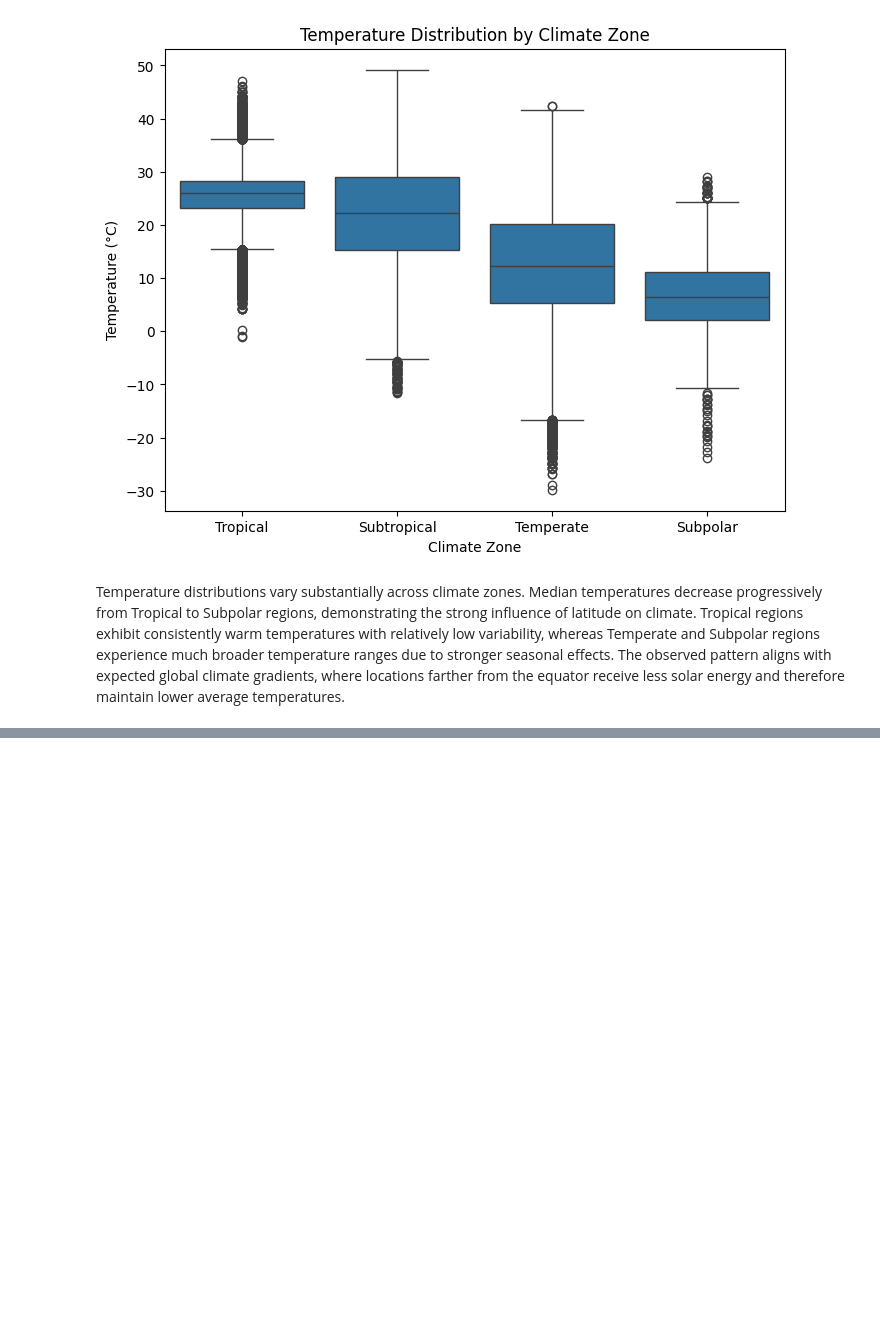
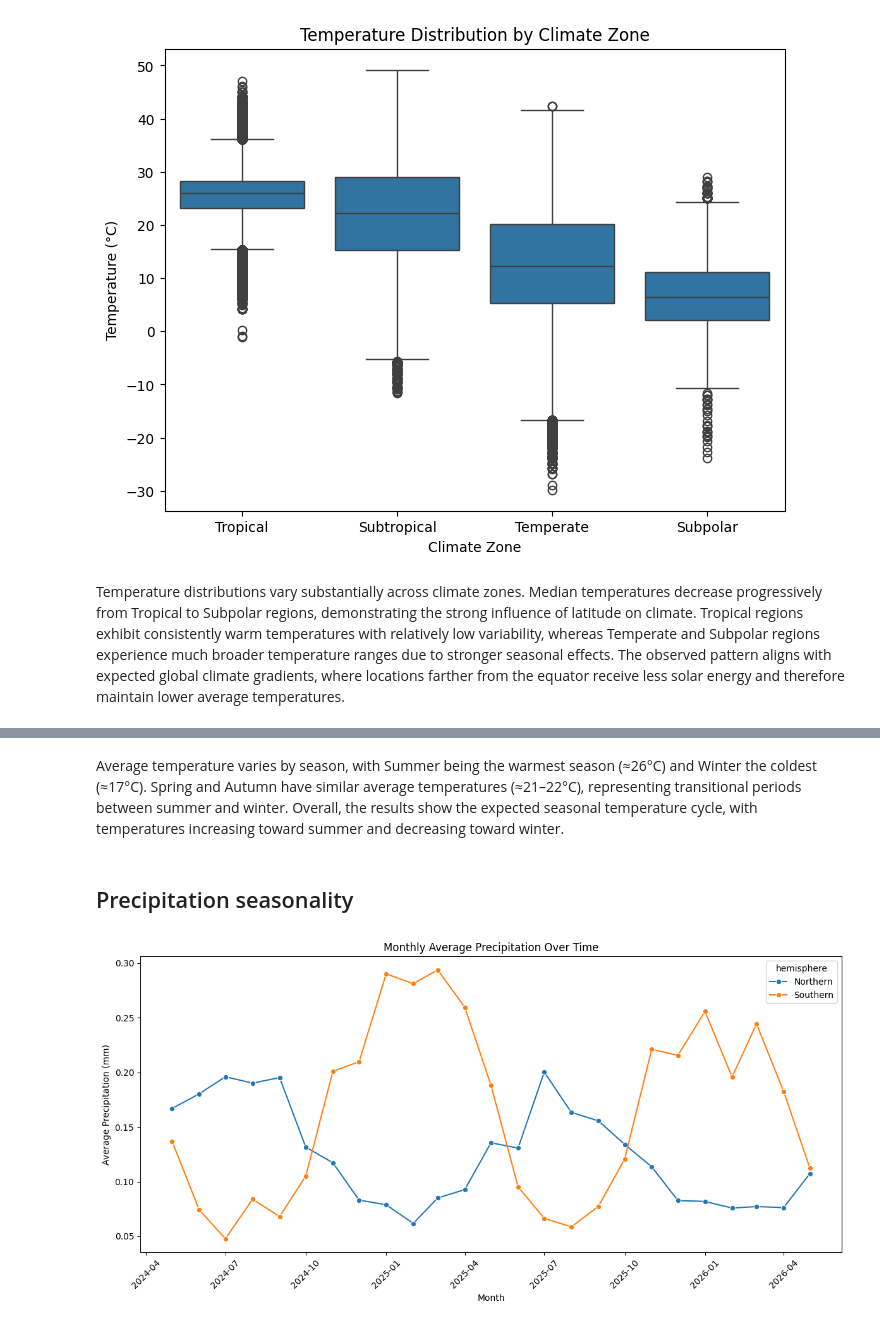
Before and after one commit to kgulbarg/Weather-Forecast-DS, a Jupyter notebook: global_weather_eda_domain_exploration.ipynb, the cells around one changed output, grey strips where cells are left out. Drawn from its saved outputs; the diff is of its cells as text; code cells hidden in the pictures; blank space fills up the shorter version.

```diff
--- a/global_weather_eda_domain_exploration.ipynb
+++ b/global_weather_eda_domain_exploration.ipynb
@@ -404,0 +500,33 @@ plt.show()
+# %% [markdown]
+Average temperature varies by season, with Summer being the warmest season (≈26°C) and Winter the coldest (≈17°C). Spring and Autumn have similar average temperatures (≈21–22°C), representing transitional periods between summer and winter. Overall, the results show the expected seasonal temperature cycle, with temperatures increasing toward summer and decreasing toward winter.
+# %% [markdown]
+## Precipitation seasonality
+# %%
+# Monthly average precipitation over time
+
+monthly_precip = (
+    df.groupby([df['last_updated'].dt.to_period('M'), 'hemisphere'])['precip_mm']
+      .mean()
+      .reset_index()
+)
+
+monthly_precip['month'] = monthly_precip['last_updated'].dt.to_timestamp()
+
+plt.figure(figsize=(12,6))
+
+sns.lineplot(
+    data=monthly_precip,
+    x='month',
+    y='precip_mm',
+    hue='hemisphere',
+    marker='o'
+)
+
+plt.title('Monthly Average Precipitation Over Time')
+plt.xlabel('Month')
+plt.ylabel('Average Precipitation (mm)')
+plt.xticks(rotation=45)
+plt.tight_layout()
+plt.show()
+# %% [output]
+[figure, added]
```
Also changed, not shown: parts of 23 cells of this notebook.
